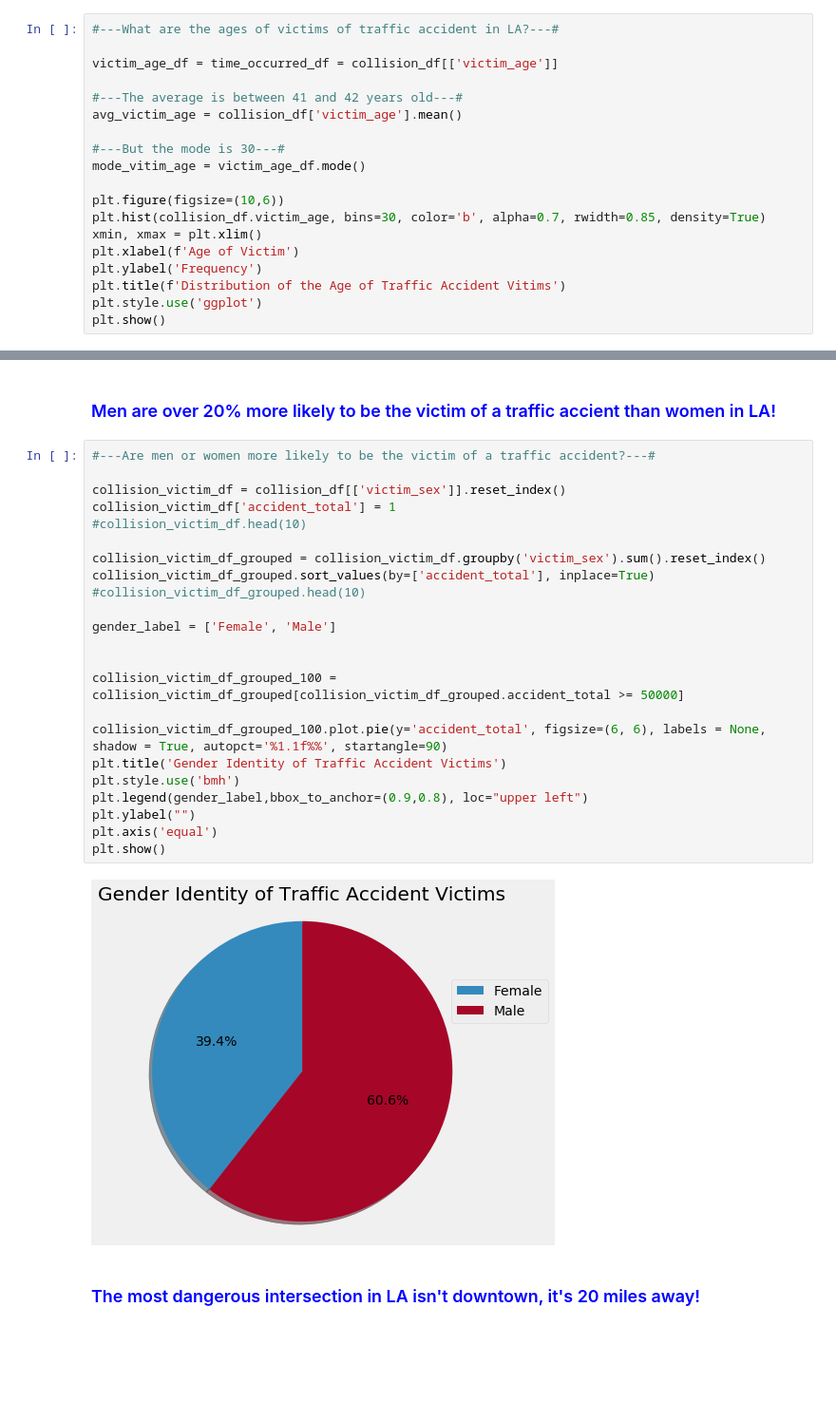
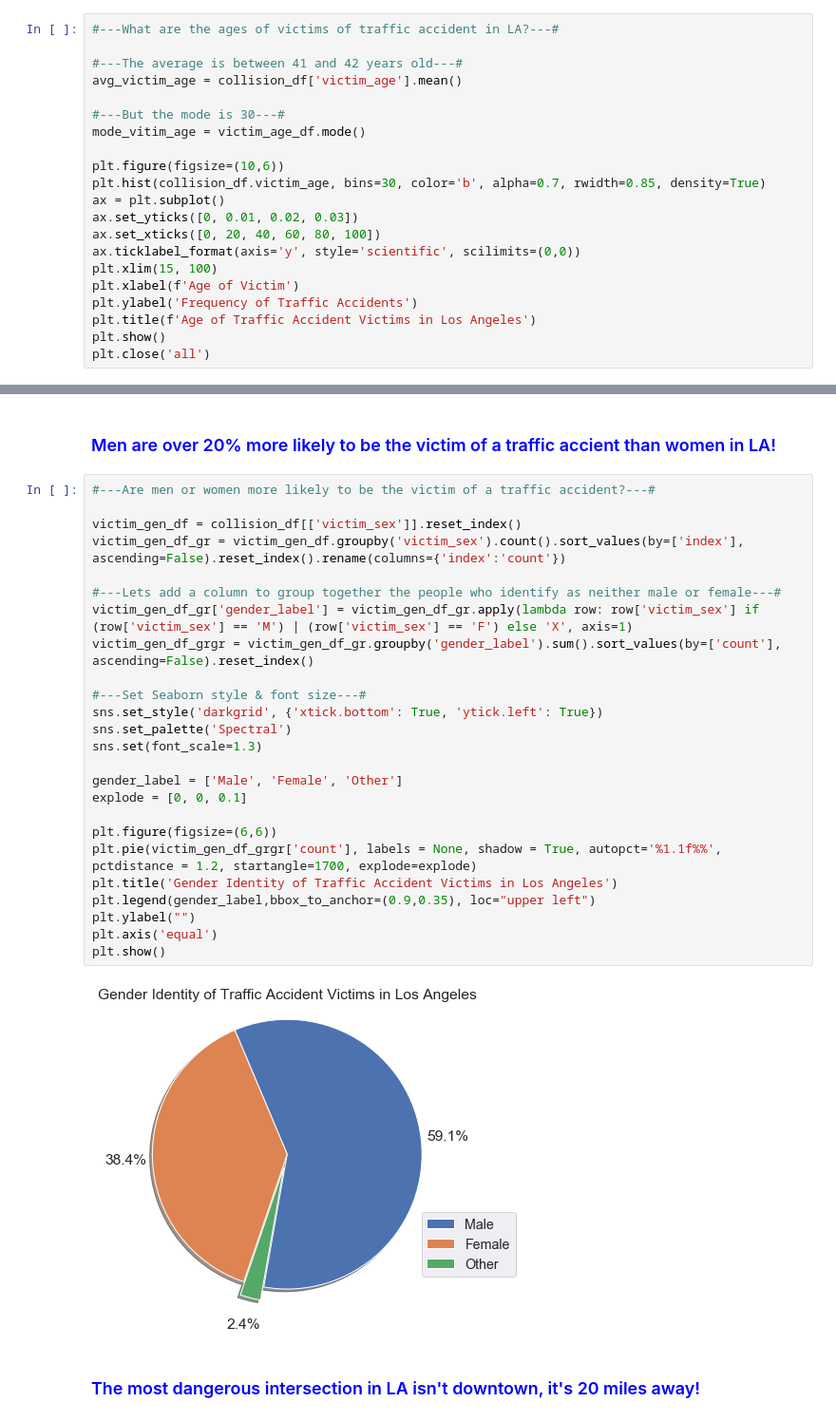
Before and after one commit to Nlaurita/Analysis_of_LA_Traffic_Collisions, a Jupyter notebook: LA Collision Analysis.ipynb, the cells around one changed output, grey strips where cells are left out. Shown: that part at 95% size. Drawn from its saved outputs; the diff is of its cells as text; blank space fills up the shorter version.

```diff
--- a/LA Collision Analysis.ipynb
+++ b/LA Collision Analysis.ipynb
@@ -59,8 +134,6 @@ print(time_occurred_df.mode())
 ### <font color=blue>The most susceptible population to traffic accidents are in their late 20's to early 30's. </font>
 # %%
 #---What are the ages of victims of traffic accident in LA?---#
-
-victim_age_df = time_occurred_df = collision_df[['victim_age']]
 
 #---The average is between 41 and 42 years old---#
 avg_victim_age = collision_df['victim_age'].mean()
@@ -70,10 +143,14 @@ mode_vitim_age = victim_age_df.mode()
 
 plt.figure(figsize=(10,6))
 plt.hist(collision_df.victim_age, bins=30, color='b', alpha=0.7, rwidth=0.85, density=True)
-xmin, xmax = plt.xlim()
+ax = plt.subplot()
+ax.set_yticks([0, 0.01, 0.02, 0.03])
+ax.set_xticks([0, 20, 40, 60, 80, 100])
+ax.ticklabel_format(axis='y', style='scientific', scilimits=(0,0))
+plt.xlim(15, 100)
 plt.xlabel(f'Age of Victim')
-plt.ylabel('Frequency')
-plt.title(f'Distribution of the Age of Traffic Accident Vitims')
-plt.style.use('ggplot')
+plt.ylabel('Frequency of Traffic Accidents')
+plt.title(f'Age of Traffic Accident Victims in Los Angeles')
 plt.show()
+plt.close('all')
 # %% [output]
@@ -83,27 +206,29 @@ plt.show()
 # %%
 #---Are men or women more likely to be the victim of a traffic accident?---#
 
-collision_victim_df = collision_df[['victim_sex']].reset_index()
-collision_victim_df['accident_total'] = 1
-#collision_victim_df.head(10)
+victim_gen_df = collision_df[['victim_sex']].reset_index()
+victim_gen_df_gr = victim_gen_df.groupby('victim_sex').count().sort_values(by=['index'], ascending=False).reset_index().rename(columns={'index':'count'})
 
-collision_victim_df_grouped = collision_victim_df.groupby('victim_sex').sum().reset_index()
-collision_victim_df_grouped.sort_values(by=['accident_total'], inplace=True)
-#collision_victim_df_grouped.head(10)
+#---Lets add a column to group together the people who identify as neither male or female---#
+victim_gen_df_gr['gender_label'] = victim_gen_df_gr.apply(lambda row: row['victim_sex'] if (row['victim_sex'] == 'M') | (row['victim_sex'] == 'F') else 'X', axis=1)
+victim_gen_df_grgr = victim_gen_df_gr.groupby('gender_label').sum().sort_values(by=['count'], ascending=False).reset_index()
 
-gender_label = ['Female', 'Male']
+#---Set Seaborn style & font size---#
+sns.set_style('darkgrid', {'xtick.bottom': True, 'ytick.left': True})
+sns.set_palette('Spectral')
+sns.set(font_scale=1.3)
 
+gender_label = ['Male', 'Female', 'Other']
+explode = [0, 0, 0.1]
 
-collision_victim_df_grouped_100 = collision_victim_df_grouped[collision_victim_df_grouped.accident_total >= 50000]
-
-collision_victim_df_grouped_100.plot.pie(y='accident_total', figsize=(6, 6), labels = None, shadow = True, autopct='%1.1f%%', startangle=90)
-plt.title('Gender Identity of Traffic Accident Victims')
-plt.style.use('bmh')
-plt.legend(gender_label,bbox_to_anchor=(0.9,0.8), loc="upper left")
+plt.figure(figsize=(6,6))
+plt.pie(victim_gen_df_grgr['count'], labels = None, shadow = True, autopct='%1.1f%%', pctdistance = 1.2, startangle=1700, explode=explode)
+plt.title('Gender Identity of Traffic Accident Victims in Los Angeles')
+plt.legend(gender_label,bbox_to_anchor=(0.9,0.35), loc="upper left")
 plt.ylabel("")
 plt.axis('equal')
 plt.show()
 # %% [output]
-[figure, old version]
+[figure, new version]
 # %% [markdown]
 ### <font  color=blue> The most dangerous intersection in LA isn't downtown, it's 20 miles away! </font>
```
Also changed, not shown: parts of 23 cells of this notebook, 2 other files.
